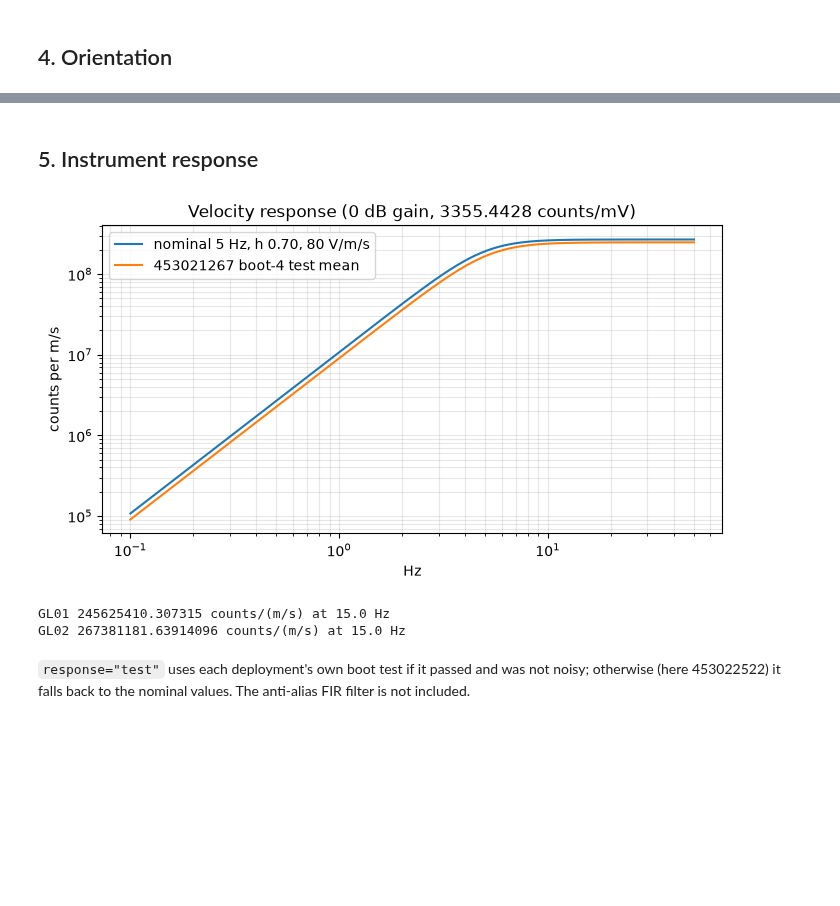
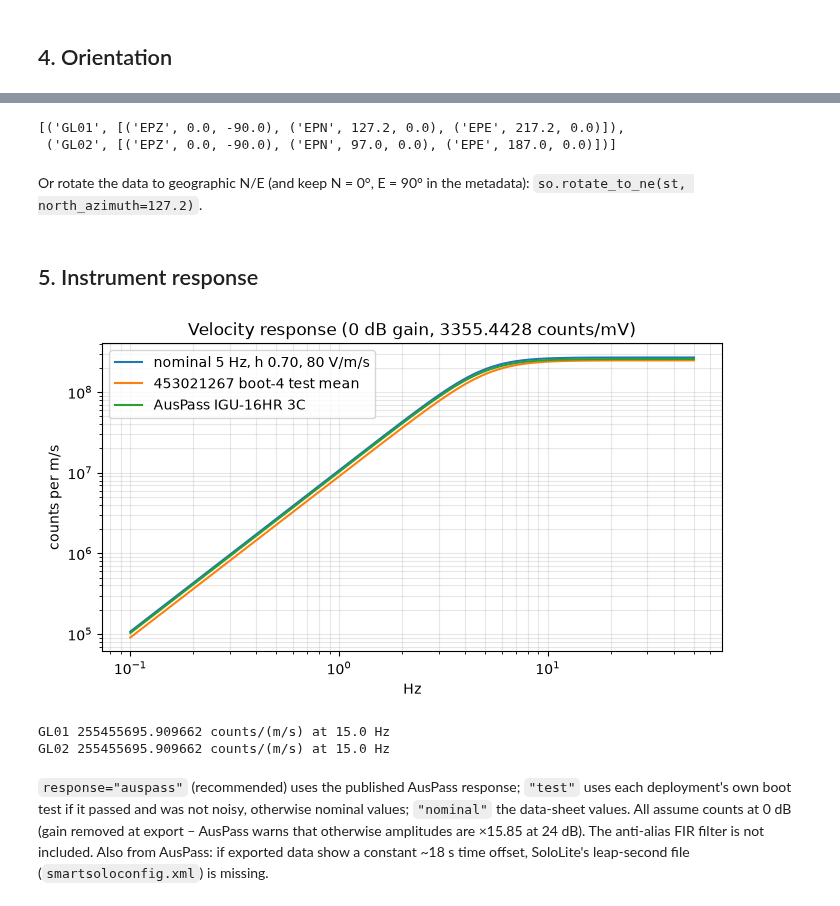
Before and after one commit to TobbeTripitaka/node_toolbox, a Jupyter notebook: notebooks/node_qc_demo.ipynb, the cells around one changed output, grey strips where cells are left out. Drawn from its saved outputs; the diff is of its cells as text; code cells hidden in the pictures; blank space fills up the shorter version.

Commit message:
Add smartsolo_orientation (compass/tilt tools), AusPass polarity handling (x -1 all IGU-16HR channels) and AusPass response

```diff
--- a/notebooks/node_qc_demo.ipynb
+++ b/notebooks/node_qc_demo.ipynb
@@ -208,26 +244,39 @@ orient.round(2)
+# %%
+ot["station"] = ["GL01", "GL02"]
+ot["heading_used"] = ot["heading_true_if_mag"]          # an assumption - replace with field notes if available
+inv = wf.build_inventory(deps, mapping="../data/station_mapping.csv", response="auspass")
+so.set_channel_azimuths(inv, ot)                        # metadata: N = heading, E = heading + 90
+[(s.code, [(c.code, round(c.azimuth, 1), c.dip) for c in s.channels]) for s in inv[0]]
+# %% [output]
+[('GL01', [('EPZ', 0.0, -90.0), ('EPN', 127.2, 0.0), ('EPE', 217.2, 0.0)]),
+ ('GL02', [('EPZ', 0.0, -90.0), ('EPN', 97.0, 0.0), ('EPE', 187.0, 0.0)])]
+# %% [markdown]
+Or rotate the data to geographic N/E (and keep N = 0°, E = 90° in the metadata): `so.rotate_to_ne(st, north_azimuth=127.2)`.
 # %% [markdown]
 ## 5. Instrument response
 # %%
 nom = sn.geophone_response(**{k: sn.NOMINAL_5HZ[k] for k in ["f0", "damping", "sensitivity"]})
 d = deps.set_index("deployment_id").loc["453021267_004"]
 test = sn.geophone_response(d.test_resonate_freq_hz_mean, d.test_damping_mean, d.test_sensitivity_mean)
 f = np.logspace(-1, 1.7, 300)
+deps = loc.build_deployments("../data/nodes")
 fig, ax = plt.subplots(figsize=(8, 4))
-for r, lab in [(nom, "nominal 5 Hz, h 0.70, 80 V/m/s"), (test, "453021267 boot-4 test mean")]:
+for r, lab in [(nom, "nominal 5 Hz, h 0.70, 80 V/m/s"), (test, "453021267 boot-4 test mean"),
+               (sn.auspass_response(), "AusPass IGU-16HR 3C")]:
     h = r.get_evalresp_response_for_frequencies(f, output="VEL")
     ax.loglog(f, np.abs(h), label=lab)
 ax.set(xlabel="Hz", ylabel="counts per m/s", title="Velocity response (0 dB gain, 3355.4428 counts/mV)")
 ax.grid(alpha=.3, which="both"); ax.legend();
 # %% [output]
-[figure, old version]
+[figure, new version]
 # %%
-inv = wf.build_inventory(deps, mapping="../data/station_mapping.csv", response="test")
+inv = wf.build_inventory(deps, mapping="../data/station_mapping.csv", response="auspass")
 for net in inv:
     for sta in net:
         print(sta.code, sta.channels[0].response.instrument_sensitivity.value,
               "counts/(m/s) at", sta.channels[0].response.instrument_sensitivity.frequency, "Hz")
 # %% [output]
-GL01 245625410.307315 counts/(m/s) at 15.0 Hz
-GL02 267381181.63914096 counts/(m/s) at 15.0 Hz
+GL01 255455695.909662 counts/(m/s) at 15.0 Hz
+GL02 255455695.909662 counts/(m/s) at 15.0 Hz
 # %% [markdown]
-`response="test"` uses each deployment's own boot test if it passed and was not noisy; otherwise (here 453022522) it falls back to the nominal values. The anti-alias FIR filter is not included.
+`response="auspass"` (recommended) uses the published AusPass response; `"test"` uses each deployment's own boot test if it passed and was not noisy, otherwise nominal values; `"nominal"` the data-sheet values. All assume counts at 0 dB (gain removed at export – AusPass warns that otherwise amplitudes are ×15.85 at 24 dB). The anti-alias FIR filter is not included. Also from AusPass: if exported data show a constant ~18 s time offset, SoloLite's leap-second file (`smartsoloconfig.xml`) is missing.
```
Also changed, not shown: parts of 7 cells of this notebook, 6 other files.
